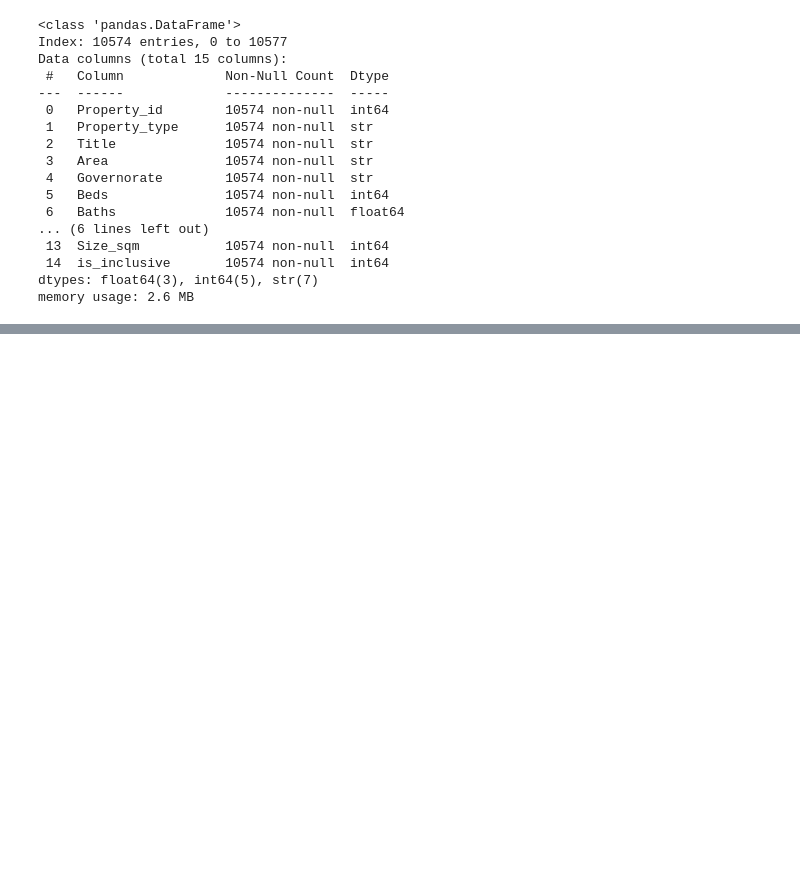
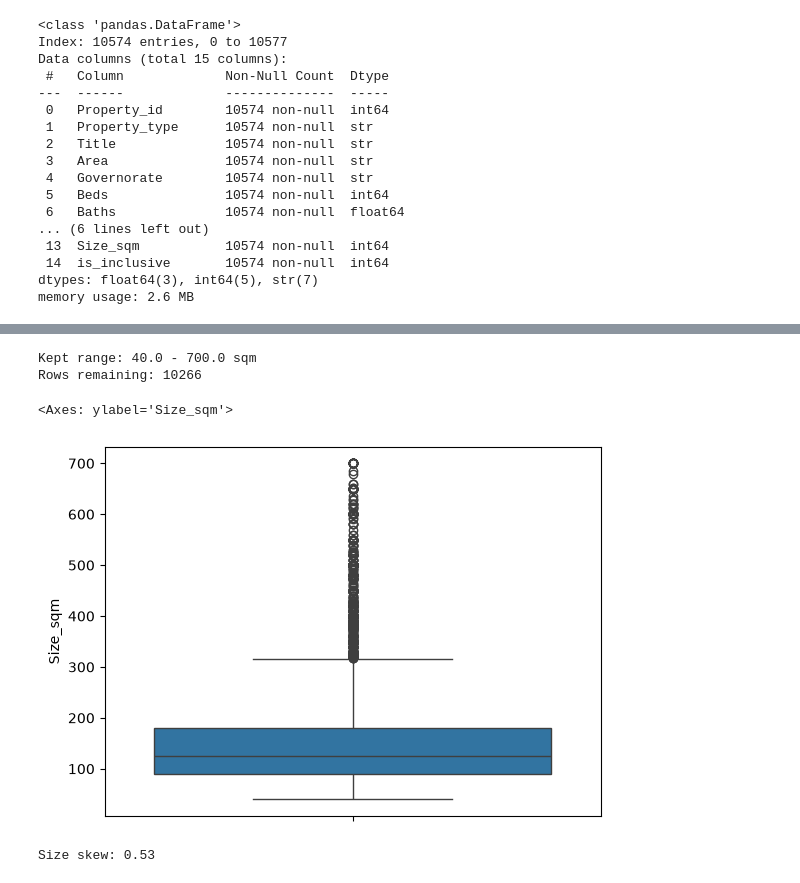
Before and after one commit to sayedali777/labs_projects, a Jupyter notebook: projects/Project 3/Untitled1.ipynb, the cells around one changed output, grey strips where cells are left out. Saved outputs shown, nothing was run; the diff lists cells and outputs as text; code cells hidden in the pictures; blank space fills up the shorter version.

```diff
--- a/projects/Project 3/Untitled1.ipynb
+++ b/projects/Project 3/Untitled1.ipynb
@@ -143,0 +253,20 @@ print("Amenities nulls:", rental_copy['Amenities'].isnull().sum())
+# %%
+Q1 = rental_copy['Size_sqm'].quantile(0.01)
+Q3 = rental_copy['Size_sqm'].quantile(0.99)
+
+rental_copy = rental_copy[(rental_copy['Size_sqm'] >= Q1) & (rental_copy['Size_sqm'] <= Q3)]
+
+print(f"Kept range: {Q1} - {Q3} sqm")
+print("Rows remaining:", len(rental_copy))
+
+sns.boxplot(rental_copy['Size_sqm'])
+# %% [output]
+Kept range: 40.0 - 700.0 sqm
+Rows remaining: 10266
+<Axes: ylabel='Size_sqm'>
+[figure, added]
+# %%
+rental_copy['Size_sqm'] = np.log1p(rental_copy['Size_sqm'])
+print("Size skew:", round(rental_copy['Size_sqm'].skew(), 2))
+# %% [output]
+Size skew: 0.53
```
Also changed, not shown: parts of 25 cells of this notebook, 8 other files.
